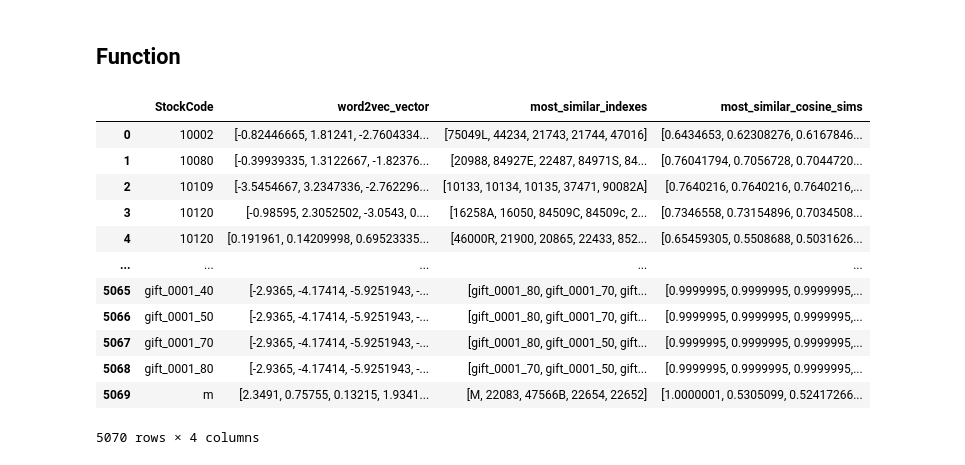
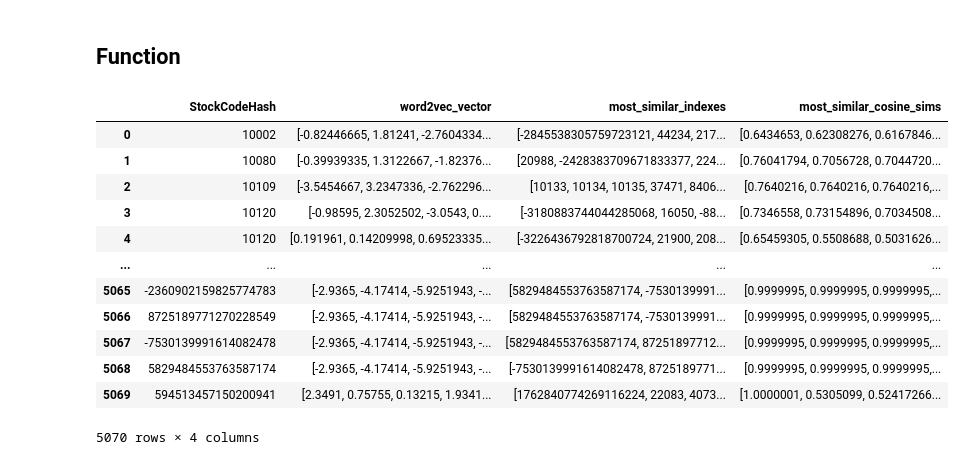
Before and after one commit to wojciechkosiuk/BestHacking-League2k23-mISIe1, a Jupyter notebook: mISIe - Online Retail 2.ipynb, the cells around one changed output. Cells and saved outputs as stored; diff of their text form; code cells hidden in the pictures.

```diff
--- a/mISIe - Online Retail 2.ipynb
+++ b/mISIe - Online Retail 2.ipynb
@@ -351,7 +351,7 @@ def find_most_similar_products(df3):
         similarity_matrix[i, i] = -1
         # get the indices of the 5 rows with the highest cosine similarity
         most_similar_indices = similarity_matrix[i].argsort()[:-6:-1]
-        most_similar_indexes.append(np.array(df3.loc[most_similar_indices,"StockCode"]))
+        most_similar_indexes.append(np.array(df3.loc[most_similar_indices,"StockCodeHash"]))
         # get the cosine similarity values of the 5 most similar rows
         most_similar_cosine_sim = similarity_matrix[i, most_similar_indices]
         most_similar_cosine_sims.append(most_similar_cosine_sim)
@@ -360,25 +360,26 @@ def find_most_similar_products(df3):
     df3['most_similar_indexes'] = most_similar_indexes
     df3['most_similar_cosine_sims'] = most_similar_cosine_sims
 
-    df4 = df3.loc[:,['StockCode','word2vec_vector','most_similar_indexes','most_similar_cosine_sims']]
+    df4 = df3.loc[:,['StockCodeHash','word2vec_vector','most_similar_indexes','most_similar_cosine_sims']]
 
     return df4
 # %%
 df2 = df[~df['Description'].isna()]
 df3 = df2.groupby(['StockCode','Description'],as_index=False).count()
+df4, map_ = encode_stockcode(df3)
 df4 = find_most_similar_products(df3)
 df4
 # %% [output]
-|  | StockCode | word2vec_vector | most_similar_indexes | most_similar_cosine_sims |
-| 0 | 10002 | [-0.82446665, 1.81241, -2.7604334... | [75049L, 44234, 21743, 21744, 47016] | [0.6434653, 0.62308276, 0.6167846... |
-| 1 | 10080 | [-0.39939335, 1.3122667, -1.82376... | [20988, 84927E, 22487, 84971S, 84... | [0.76041794, 0.7056728, 0.7044720... |
-| 2 | 10109 | [-3.5454667, 3.2347336, -2.762296... | [10133, 10134, 10135, 37471, 90082A] | [0.7640216, 0.7640216, 0.7640216,... |
-| 3 | 10120 | [-0.98595, 2.3052502, -3.0543, 0.... | [16258A, 16050, 84509C, 84509c, 2... | [0.7346558, 0.73154896, 0.7034508... |
-| 4 | 10120 | [0.191961, 0.14209998, 0.69523335... | [46000R, 21900, 20865, 22433, 852... | [0.65459305, 0.5508688, 0.5031626... |
+|  | StockCodeHash | word2vec_vector | most_similar_indexes | most_similar_cosine_sims |
+| 0 | 10002 | [-0.82446665, 1.81241, -2.7604334... | [-2845538305759723121, 44234, 217... | [0.6434653, 0.62308276, 0.6167846... |
+| 1 | 10080 | [-0.39939335, 1.3122667, -1.82376... | [20988, -2428383709671833377, 224... | [0.76041794, 0.7056728, 0.7044720... |
+| 2 | 10109 | [-3.5454667, 3.2347336, -2.762296... | [10133, 10134, 10135, 37471, 8406... | [0.7640216, 0.7640216, 0.7640216,... |
+| 3 | 10120 | [-0.98595, 2.3052502, -3.0543, 0.... | [-3180883744044285068, 16050, -88... | [0.7346558, 0.73154896, 0.7034508... |
+| 4 | 10120 | [0.191961, 0.14209998, 0.69523335... | [-3226436792818700724, 21900, 208... | [0.65459305, 0.5508688, 0.5031626... |
 | ... | ... | ... | ... | ... |
-| 5065 | gift_0001_40 | [-2.9365, -4.17414, -5.9251943, -... | [gift_0001_80, gift_0001_70, gift... | [0.9999995, 0.9999995, 0.9999995,... |
-| 5066 | gift_0001_50 | [-2.9365, -4.17414, -5.9251943, -... | [gift_0001_80, gift_0001_70, gift... | [0.9999995, 0.9999995, 0.9999995,... |
-| 5067 | gift_0001_70 | [-2.9365, -4.17414, -5.9251943, -... | [gift_0001_80, gift_0001_50, gift... | [0.9999995, 0.9999995, 0.9999995,... |
-| 5068 | gift_0001_80 | [-2.9365, -4.17414, -5.9251943, -... | [gift_0001_70, gift_0001_50, gift... | [0.9999995, 0.9999995, 0.9999995,... |
-| 5069 | m | [2.3491, 0.75755, 0.13215, 1.9341... | [M, 22083, 47566B, 22654, 22652] | [1.0000001, 0.5305099, 0.52417266... |
+| 5065 | -2360902159825774783 | [-2.9365, -4.17414, -5.9251943, -... | [5829484553763587174, -7530139991... | [0.9999995, 0.9999995, 0.9999995,... |
+| 5066 | 8725189771270228549 | [-2.9365, -4.17414, -5.9251943, -... | [5829484553763587174, -7530139991... | [0.9999995, 0.9999995, 0.9999995,... |
+| 5067 | -7530139991614082478 | [-2.9365, -4.17414, -5.9251943, -... | [5829484553763587174, 87251897712... | [0.9999995, 0.9999995, 0.9999995,... |
+| 5068 | 5829484553763587174 | [-2.9365, -4.17414, -5.9251943, -... | [-7530139991614082478, 8725189771... | [0.9999995, 0.9999995, 0.9999995,... |
+| 5069 | 594513457150200941 | [2.3491, 0.75755, 0.13215, 1.9341... | [1762840774269116224, 22083, 4073... | [1.0000001, 0.5305099, 0.52417266... |
 5070 rows × 4 columns
```
Also changed, not shown: parts of 2 cells of this notebook, 1 other file.
